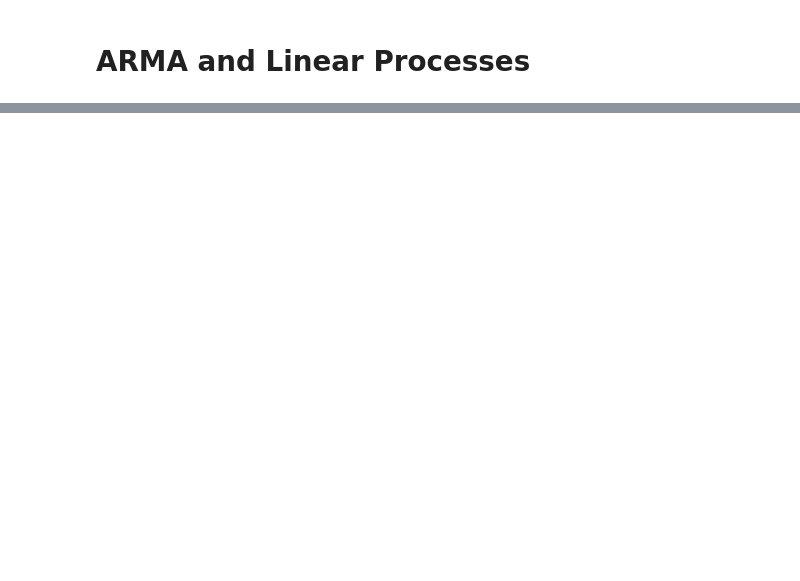
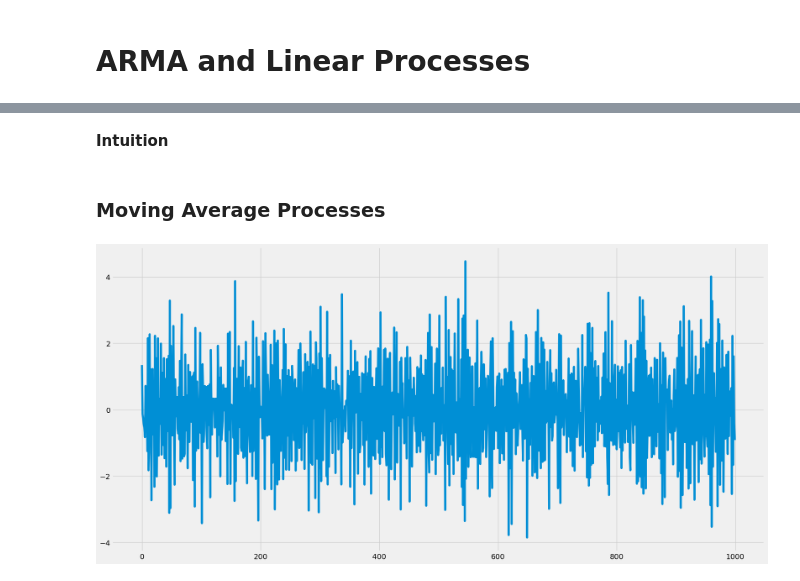
Before and after one commit to bachaudhry/time_series, a Jupyter notebook: ts_with_k/04_ARMA.ipynb, the cells around one changed output, grey strips where cells are left out. Cells and saved outputs as stored; diff of their text form; code cells hidden in the pictures; blank space fills up the shorter version.

```diff
--- a/ts_with_k/04_ARMA.ipynb
+++ b/ts_with_k/04_ARMA.ipynb
@@ -36,0 +94,14 @@ ModuleNotFoundError: No module named 'fbprophet'
+# %% [markdown]
+**Intuition**
+# %% [markdown]
+### **Moving Average Processes**
+# %%
+ar1 = np.array([1])
+ma1 = np.array([1, -0.9])
+
+MA_object1 = ArmaProcess(ar1, ma1)
+simulated_data1 = MA_object1.generate_sample(nsample=1000)
+plt.plot(simulated_data1)
+plt.show();
+# %% [output]
+[figure, added]
```
Also changed, not shown: parts of 25 cells of this notebook.
